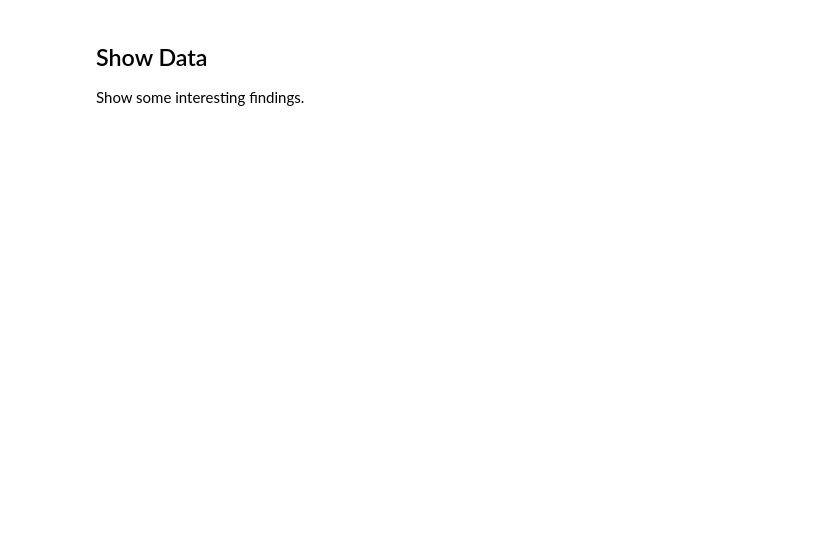
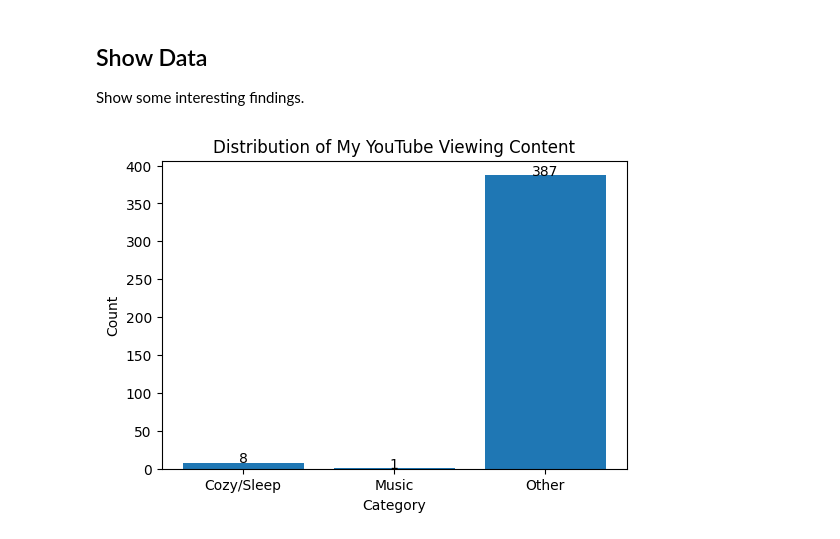
Before and after one commit to heatherrrrc4/5005_Milestone1, a Jupyter notebook: Project01.ipynb, the cells around one changed output. Saved outputs shown, nothing was run; the diff lists cells and outputs as text; code cells hidden in the pictures; blank space fills up the shorter version.

```diff
--- a/Project01.ipynb
+++ b/Project01.ipynb
@@ -71,0 +112,31 @@ Show some interesting findings.
+# %%
+import matplotlib.pyplot as plt
+
+cozy = 0
+music = 0
+other = 0
+
+for item in data:
+    title = item["title"].lower()
+    if "sleep" in title or "cozy" in title or "rain" in title:
+        cozy += 1
+    elif "music" in title or "jazz" in title:
+        music += 1
+    else:
+        other += 1
+
+labels = ["Cozy/Sleep", "Music", "Other"]
+values = [cozy, music, other]
+
+plt.figure(figsize=(6,4))
+plt.bar(labels, values)
+plt.title("Distribution of My YouTube Viewing Content")
+plt.xlabel("Category")
+plt.ylabel("Count")
+
+for i, v in enumerate(values):
+    plt.text(i, v, str(v), ha='center')  # showing numbers
+
+plt.show()
+# %% [output]
+[figure, added]
```
Also changed, not shown: parts of 3 cells of this notebook.
